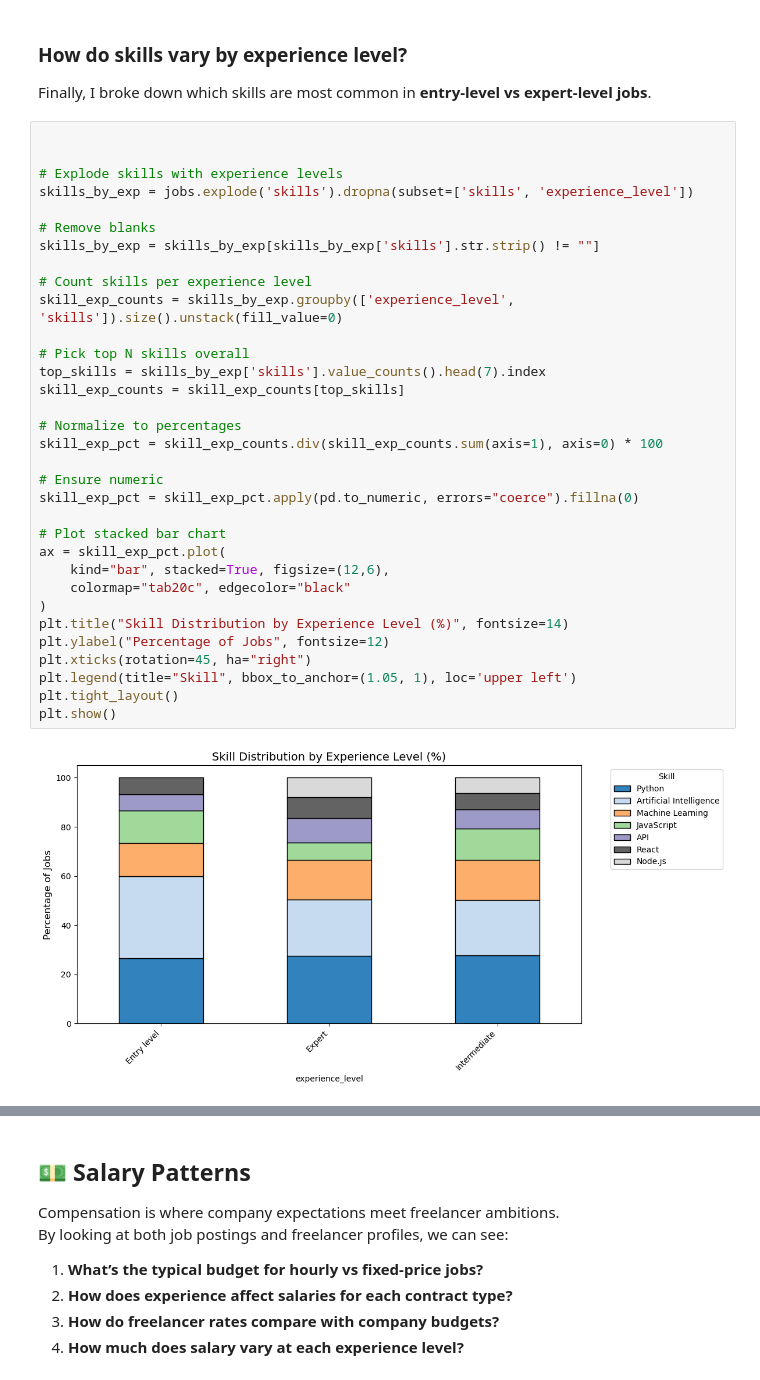
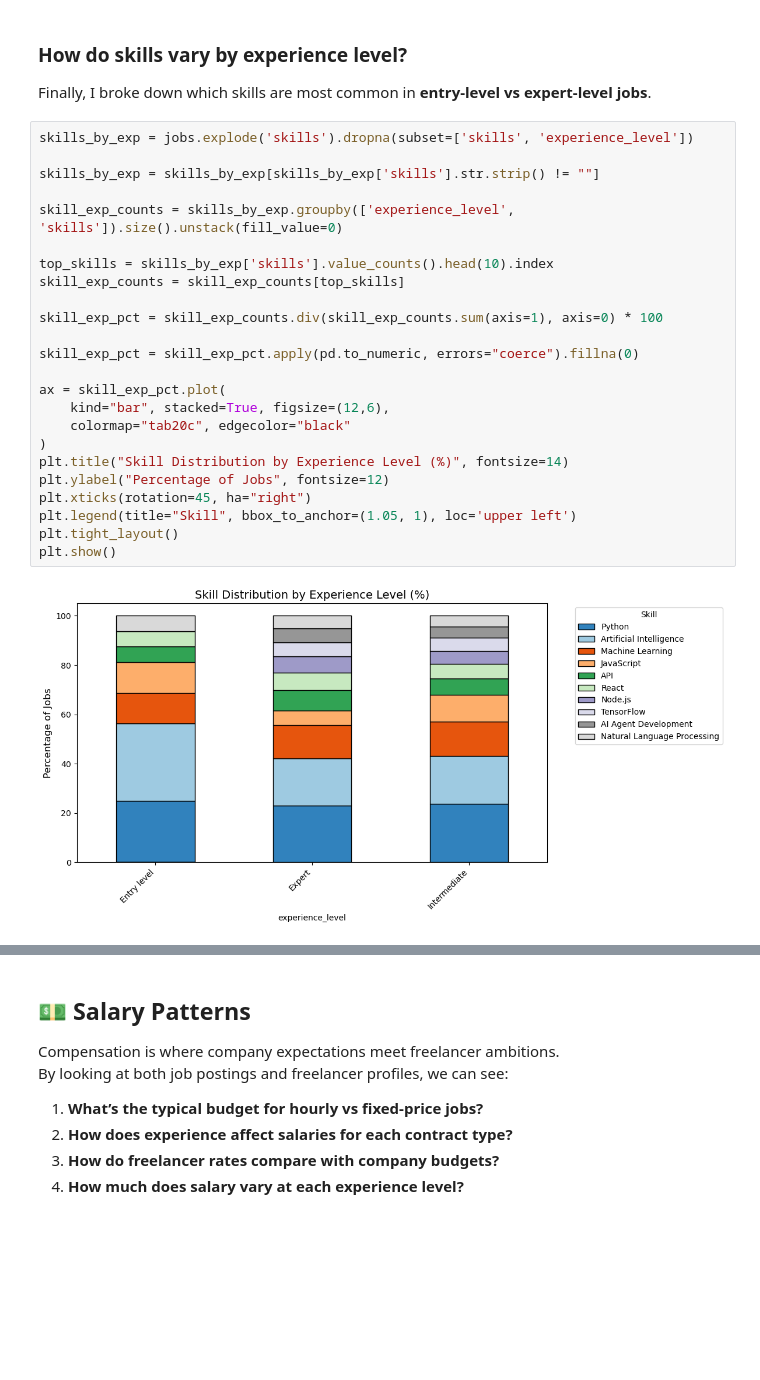
Before and after one commit to yahianassar2005/EDA-AI-Salaries-Market, a Jupyter notebook: Freelancing Data Visualization 3.ipynb, the cells around one changed output, grey strips where cells are left out. Saved outputs shown, nothing was run; the diff lists cells and outputs as text; blank space fills up the shorter version.

```diff
--- a/Freelancing Data Visualization 3.ipynb
+++ b/Freelancing Data Visualization 3.ipynb
@@ -508,39 +518,30 @@ plt.show()
 
 Finally, I broke down which skills are most common in **entry-level vs expert-level jobs**.
 # %%
-
-
-# Explode skills with experience levels
 skills_by_exp = jobs.explode('skills').dropna(subset=['skills', 'experience_level'])
 
-# Remove blanks
 skills_by_exp = skills_by_exp[skills_by_exp['skills'].str.strip() != ""]
 
-# Count skills per experience level
 skill_exp_counts = skills_by_exp.groupby(['experience_level', 'skills']).size().unstack(fill_value=0)
 
-# Pick top N skills overall
-top_skills = skills_by_exp['skills'].value_counts().head(7).index
+top_skills = skills_by_exp['skills'].value_counts().head(10).index
 skill_exp_counts = skill_exp_counts[top_skills]
 
-# Normalize to percentages
 skill_exp_pct = skill_exp_counts.div(skill_exp_counts.sum(axis=1), axis=0) * 100
 
-# Ensure numeric
 skill_exp_pct = skill_exp_pct.apply(pd.to_numeric, errors="coerce").fillna(0)
 
-# Plot stacked bar chart
 ax = skill_exp_pct.plot(
     kind="bar", stacked=True, figsize=(12,6),
     colormap="tab20c", edgecolor="black"
 )
 plt.title("Skill Distribution by Experience Level (%)", fontsize=14)
 plt.ylabel("Percentage of Jobs", fontsize=12)
 plt.xticks(rotation=45, ha="right")
 plt.legend(title="Skill", bbox_to_anchor=(1.05, 1), loc='upper left')
 plt.tight_layout()
 plt.show()
 # %% [output]
-[figure, old version]
+[figure, new version]
 # %% [markdown]
 
```
Also changed, not shown: parts of 58 cells of this notebook.
